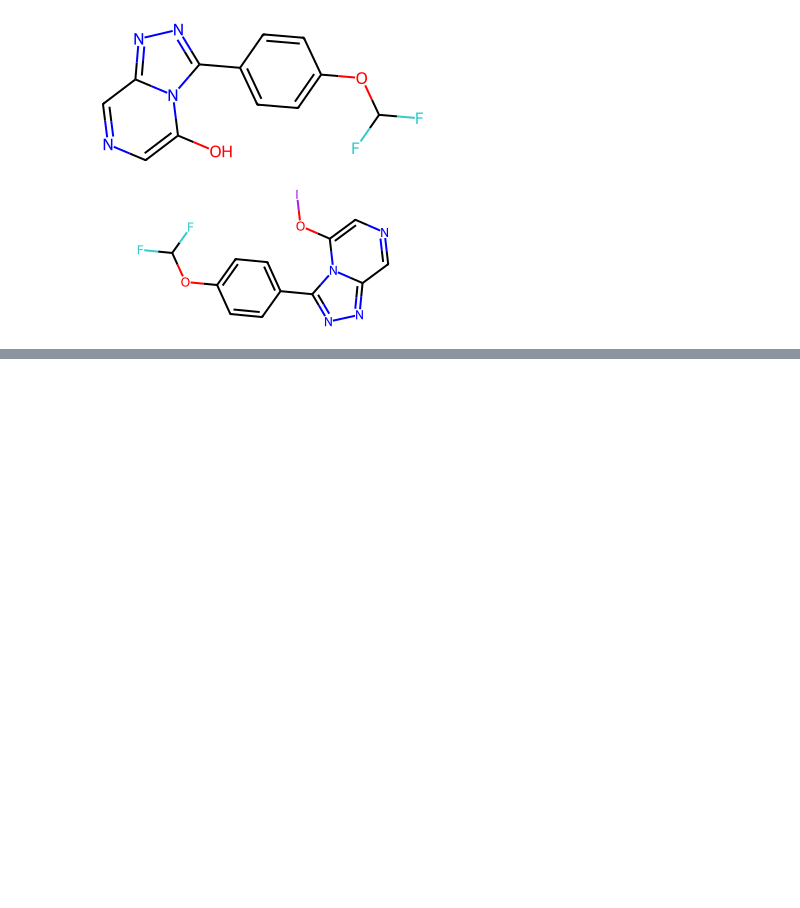
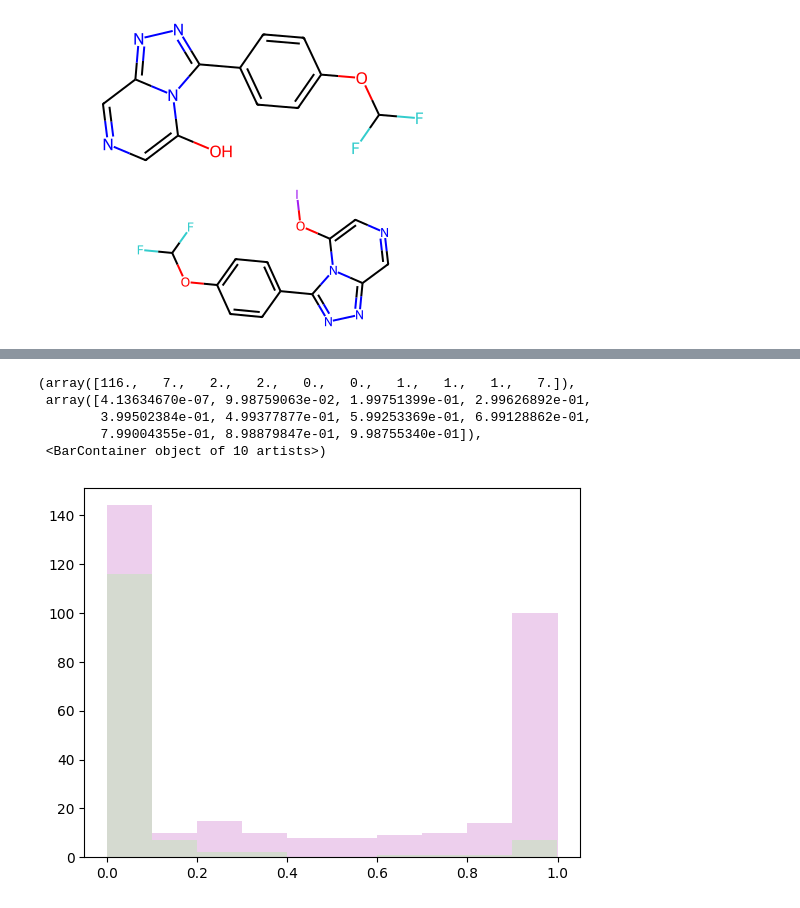
Before and after one commit to ersilia-os/osm-series4-candidates-3, a Jupyter notebook: notebooks/combine_mols.ipynb, the cells around one changed output, grey strips where cells are left out. Drawn from its saved outputs; the diff is of its cells as text; code cells hidden in the pictures; blank space fills up the shorter version.

Commit message:
combined mols preds

```diff
--- a/notebooks/combine_mols.ipynb
+++ b/notebooks/combine_mols.ipynb
@@ -114,0 +125,23 @@ df.to_csv(os.path.join(DATAPATH, "combined_mols.csv"), index=False)
+# %%
+eos7yti = {"combined": pd.read_csv(os.path.join(DATAPATH, "predictions", "combined_mols_eos7yti_predictions.csv")),
+           "sampled": pd.read_csv(os.path.join(DATAPATH, "predictions", "sampled_eos7yti_predictions.csv"))
+           }
+
+eos4rta = {"combined": pd.read_csv(os.path.join(DATAPATH, "predictions", "combined_mols_eos4rta_predictions.csv")),
+           "sampled": pd.read_csv(os.path.join(DATAPATH, "predictions", "sampled_eos4rta_predictions.csv"))
+           }
+
+maip = {"combined": pd.read_csv(os.path.join(DATAPATH, "predictions", "combined_mols_maip_predictions.csv")),
+        "sampled": pd.read_csv(os.path.join(DATAPATH, "predictions", "sampled_maip_predictions.csv"))
+           }
+# %%
+
+plt.hist(eos7yti["sampled"]["IC50_1uM"], color = "#dca0dc", alpha=0.5)
+plt.hist(eos7yti["combined"]["IC50_1uM"], color = "#bee6b4", alpha = 0.5)
+# %% [output]
+(array([116.,   7.,   2.,   2.,   0.,   0.,   1.,   1.,   1.,   7.]),
+ array([4.13634670e-07, 9.98759063e-02, 1.99751399e-01, 2.99626892e-01,
+        3.99502384e-01, 4.99377877e-01, 5.99253369e-01, 6.99128862e-01,
+        7.99004355e-01, 8.98879847e-01, 9.98755340e-01]),
+ <BarContainer object of 10 artists>)
+[figure, added]
```
Also changed, not shown: parts of 13 cells of this notebook, 9 other files.
